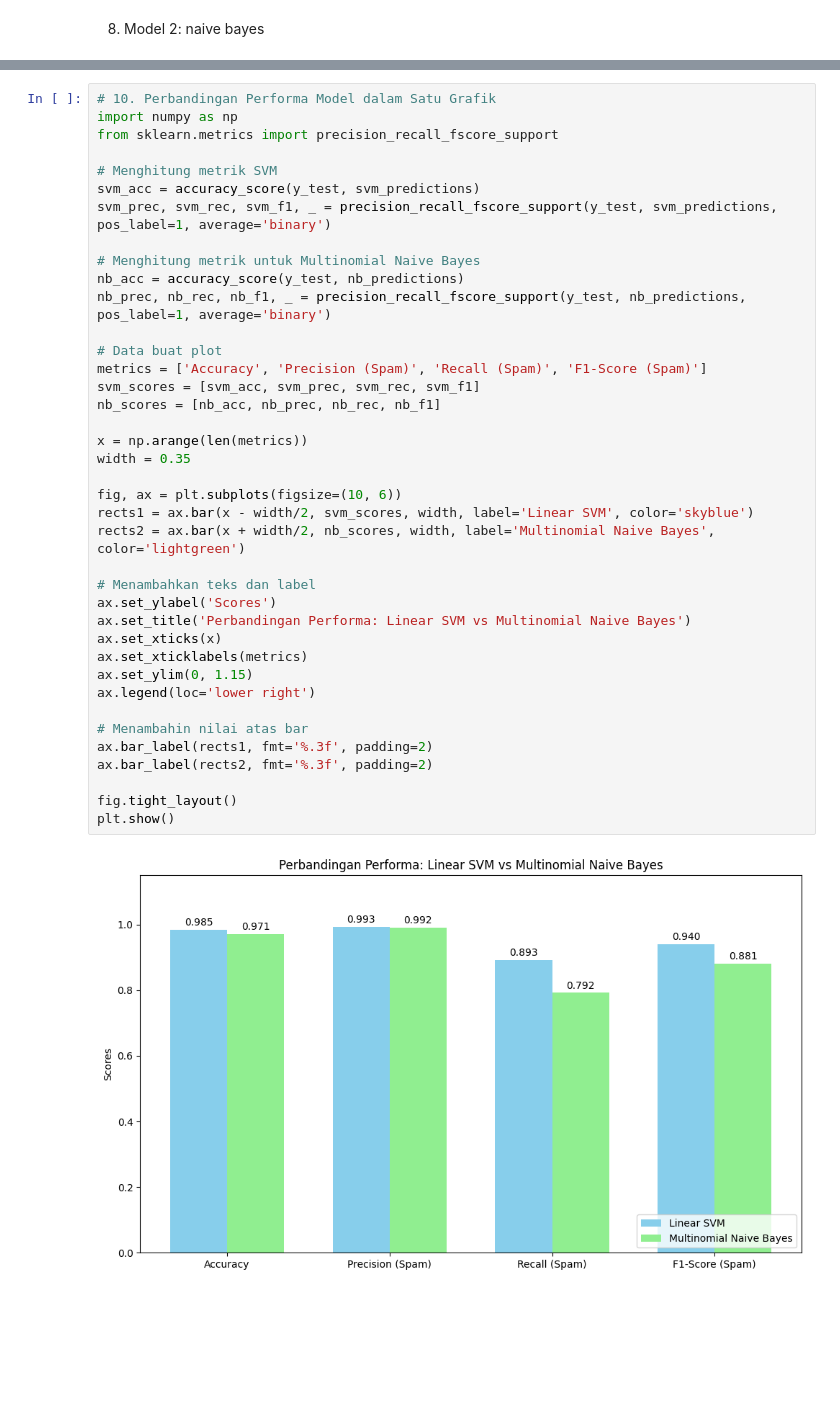
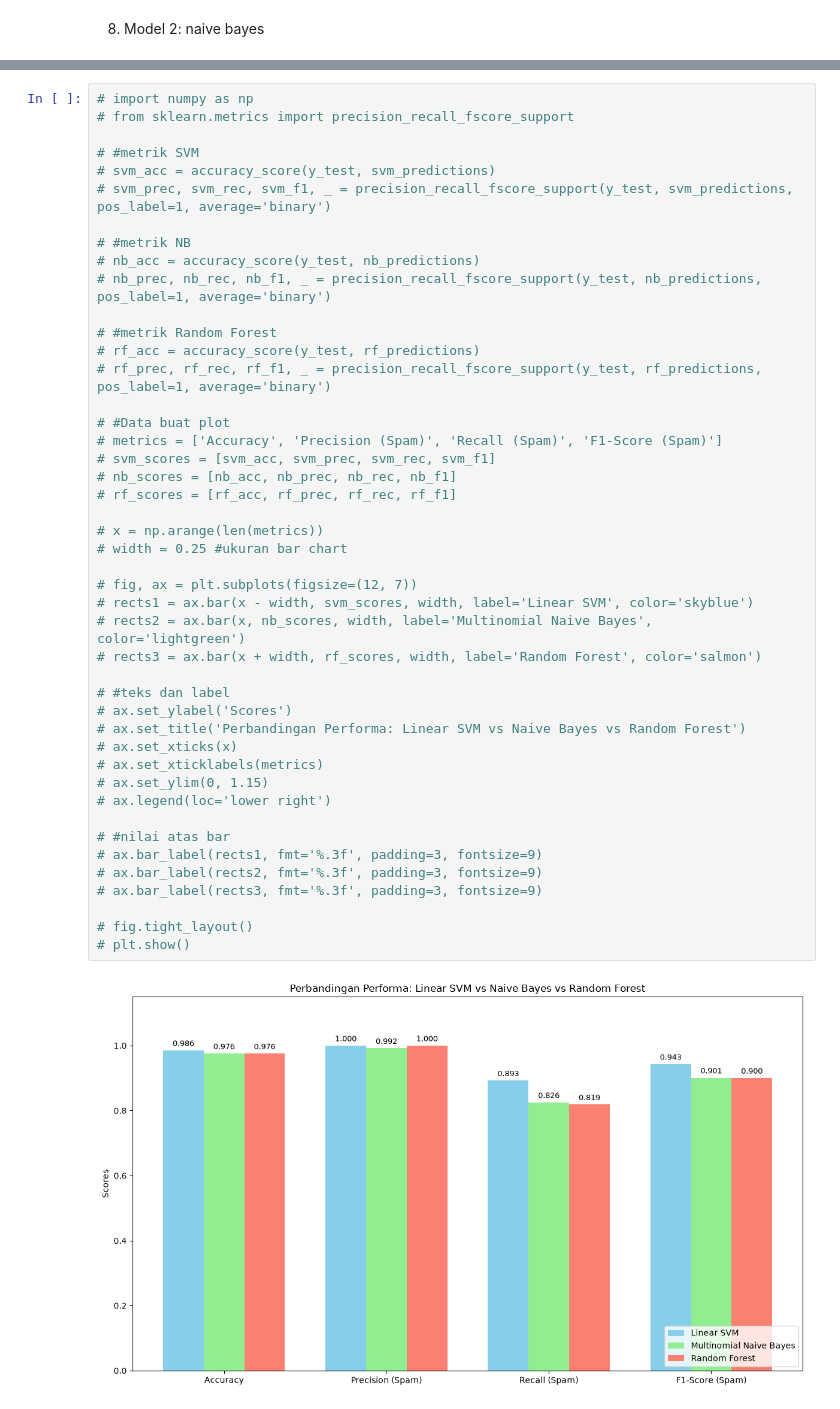
Before and after one commit to ariyaaup/SPHam, a Jupyter notebook: datates.ipynb, the cells around one changed output, grey strips where cells are left out. Drawn from its saved outputs; the diff is of its cells as text; blank space fills up the shorter version.

```diff
--- a/datates.ipynb
+++ b/datates.ipynb
@@ -252,41 +343,47 @@ weighted avg       0.97      0.97      0.97      1115
 # %%
-# 10. Perbandingan Performa Model dalam Satu Grafik
-import numpy as np
-from sklearn.metrics import precision_recall_fscore_support
+# import numpy as np
+# from sklearn.metrics import precision_recall_fscore_support
 
-# Menghitung metrik SVM
-svm_acc = accuracy_score(y_test, svm_predictions)
-svm_prec, svm_rec, svm_f1, _ = precision_recall_fscore_support(y_test, svm_predictions, pos_label=1, average='binary')
+# #metrik SVM
+# svm_acc = accuracy_score(y_test, svm_predictions)
+# svm_prec, svm_rec, svm_f1, _ = precision_recall_fscore_support(y_test, svm_predictions, pos_label=1, average='binary')
 
-# Menghitung metrik untuk Multinomial Naive Bayes
-nb_acc = accuracy_score(y_test, nb_predictions)
-nb_prec, nb_rec, nb_f1, _ = precision_recall_fscore_support(y_test, nb_predictions, pos_label=1, average='binary')
+# #metrik NB
+# nb_acc = accuracy_score(y_test, nb_predictions)
+# nb_prec, nb_rec, nb_f1, _ = precision_recall_fscore_support(y_test, nb_predictions, pos_label=1, average='binary')
 
-# Data buat plot
-metrics = ['Accuracy', 'Precision (Spam)', 'Recall (Spam)', 'F1-Score (Spam)']
-svm_scores = [svm_acc, svm_prec, svm_rec, svm_f1]
-nb_scores = [nb_acc, nb_prec, nb_rec, nb_f1]
+# #metrik Random Forest
+# rf_acc = accuracy_score(y_test, rf_predictions)
+# rf_prec, rf_rec, rf_f1, _ = precision_recall_fscore_support(y_test, rf_predictions, pos_label=1, average='binary')
 
-x = np.arange(len(metrics))
-width = 0.35
+# #Data buat plot
+# metrics = ['Accuracy', 'Precision (Spam)', 'Recall (Spam)', 'F1-Score (Spam)']
+# svm_scores = [svm_acc, svm_prec, svm_rec, svm_f1]
+# nb_scores = [nb_acc, nb_prec, nb_rec, nb_f1]
+# rf_scores = [rf_acc, rf_prec, rf_rec, rf_f1]
 
-fig, ax = plt.subplots(figsize=(10, 6))
-rects1 = ax.bar(x - width/2, svm_scores, width, label='Linear SVM', color='skyblue')
-rects2 = ax.bar(x + width/2, nb_scores, width, label='Multinomial Naive Bayes', color='lightgreen')
+# x = np.arange(len(metrics))
+# width = 0.25 #ukuran bar chart
 
-# Menambahkan teks dan label
-ax.set_ylabel('Scores')
-ax.set_title('Perbandingan Performa: Linear SVM vs Multinomial Naive Bayes')
-ax.set_xticks(x)
-ax.set_xticklabels(metrics)
-ax.set_ylim(0, 1.15)
-ax.legend(loc='lower right')
+# fig, ax = plt.subplots(figsize=(12, 7))
+# rects1 = ax.bar(x - width, svm_scores, width, label='Linear SVM', color='skyblue')
+# rects2 = ax.bar(x, nb_scores, width, label='Multinomial Naive Bayes', color='lightgreen')
+# rects3 = ax.bar(x + width, rf_scores, width, label='Random Forest', color='salmon')
 
-# Menambahin nilai atas bar
-ax.bar_label(rects1, fmt='%.3f', padding=2)
-ax.bar_label(rects2, fmt='%.3f', padding=2)
+# #teks dan label
+# ax.set_ylabel('Scores')
+# ax.set_title('Perbandingan Performa: Linear SVM vs Naive Bayes vs Random Forest')
+# ax.set_xticks(x)
+# ax.set_xticklabels(metrics)
+# ax.set_ylim(0, 1.15)
+# ax.legend(loc='lower right')
 
-fig.tight_layout()
-plt.show()
+# #nilai atas bar
+# ax.bar_label(rects1, fmt='%.3f', padding=3, fontsize=9)
+# ax.bar_label(rects2, fmt='%.3f', padding=3, fontsize=9)
+# ax.bar_label(rects3, fmt='%.3f', padding=3, fontsize=9)
+
+# fig.tight_layout()
+# plt.show()
 # %% [output]
-[figure, old version]
+[figure, new version]
```
Also changed, not shown: parts of 17 cells of this notebook, 1 other file.
